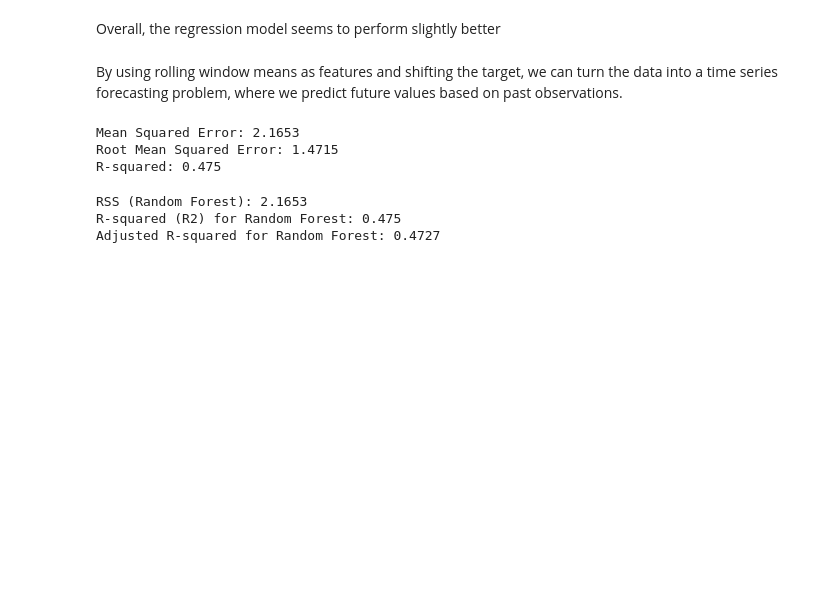
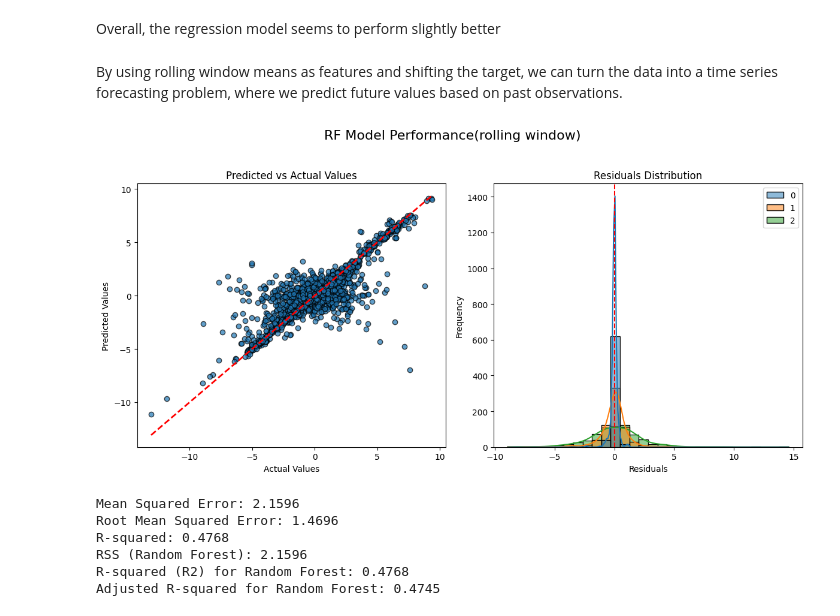
Before and after one commit to ACM40960/project-QianSandeep, a Jupyter notebook: Project/Final folder/Machine Learning.ipynb, the cells around one changed output. Cells and saved outputs as stored; diff of their text form; code cells hidden in the pictures; blank space fills up the shorter version.

```diff
--- a/Project/Final folder/Machine Learning.ipynb
+++ b/Project/Final folder/Machine Learning.ipynb
@@ -654,23 +616,53 @@ X = features.values
 y = target.values
 
 X_train, X_test, y_train, y_test = train_test_split(X, y, test_size=0.2, random_state=42)
-
-rf = RandomForestRegressor(n_estimators=100, random_state=42)
-rf.fit(X_train, y_train)
-y_pred = rf.predict(X_test)
-
-mse = mean_squared_error(y_test, y_pred)
-rmse = np.sqrt(mse)
-r_squared = r2_score(y_test, y_pred)
-
-print("Mean Squared Error:", round(mse, 4))
-print("Root Mean Squared Error:", round(rmse, 4))
-print("R-squared:", round(r_squared, 4))
-# %% [output]
-Mean Squared Error: 2.1653
-Root Mean Squared Error: 1.4715
-R-squared: 0.475
+# %%
+rf = RandomForestRegressor(n_estimators=100, random_state=42)
+rf.fit(X_train, y_train)
+y_pred = rf.predict(X_test)
+
+# Calculate residuals
+residuals = y_test - y_pred
+
+# Plot predicted vs actual values and residuals
+plt.figure(figsize=(12, 6))
+
+# Subplot 1: Predicted vs Actual
+plt.subplot(1, 2, 1)
+plt.scatter(y_test, y_pred, edgecolor='k', alpha=0.7)
+plt.plot([y_test.min(), y_test.max()], [y_test.min(), y_test.max()], color='red', linestyle='--', linewidth=2)
+plt.xlabel('Actual Values')
+plt.ylabel('Predicted Values')
+plt.title('Predicted vs Actual Values')
+
+# Subplot 2: Residuals
+plt.subplot(1, 2, 2)
+sns.histplot(residuals, kde=True, bins=30)
+plt.axvline(x=0, color='red', linestyle='--')
+plt.xlabel('Residuals')
+plt.ylabel('Frequency')
+plt.title('Residuals Distribution')
+
+# Add an overall title
+plt.suptitle('RF Model Performance(rolling window)', fontsize=16)
+
+# Adjust layout
+plt.tight_layout(rect=[0, 0, 1, 0.95])
+
+# Display the plot
+plt.show()
+# %% [output]
+[figure, added]
 # %%
+mse = mean_squared_error(y_test, y_pred)
+rmse = np.sqrt(mse)
+r_squared = r2_score(y_test, y_pred)
+
+print("Mean Squared Error:", round(mse, 4))
+print("Root Mean Squared Error:", round(rmse, 4))
+print("R-squared:", round(r_squared, 4))
+
+
 # Calculate RSS for Random Forest model
 RSS_rf = np.mean(pow((y_pred - y_test), 2))
 print("RSS (Random Forest):", round(RSS_rf, 4))
@@ -684,6 +676,9 @@ print("R-squared (R2) for Random Forest:", round(R2_rf, 4))
 Adjusted_R2_rf = 1 - (1 - R2_rf) * (n - 1) / (n - p - 1)
 print("Adjusted R-squared for Random Forest:", round(Adjusted_R2_rf, 4))
 # %% [output]
-RSS (Random Forest): 2.1653
-R-squared (R2) for Random Forest: 0.475
-Adjusted R-squared for Random Forest: 0.4727
+Mean Squared Error: 2.1596
+Root Mean Squared Error: 1.4696
+R-squared: 0.4768
+RSS (Random Forest): 2.1596
+R-squared (R2) for Random Forest: 0.4768
+Adjusted R-squared for Random Forest: 0.4745
```
Also changed, not shown: parts of 23 cells of this notebook, 2 other files.
